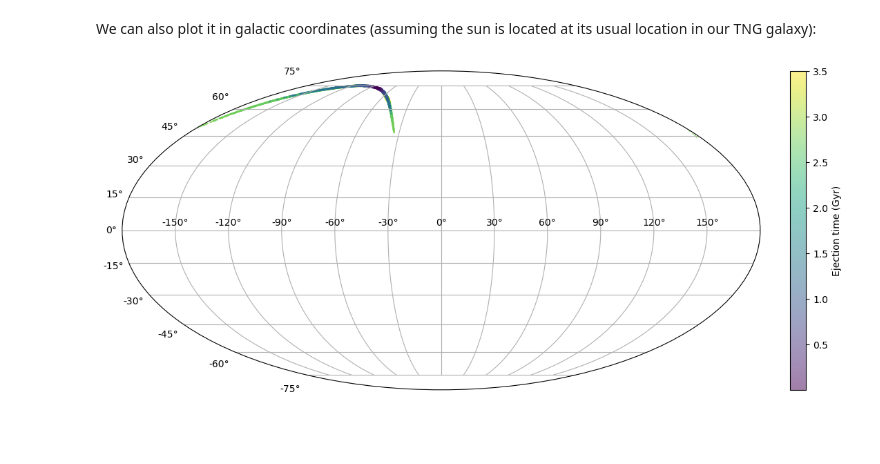
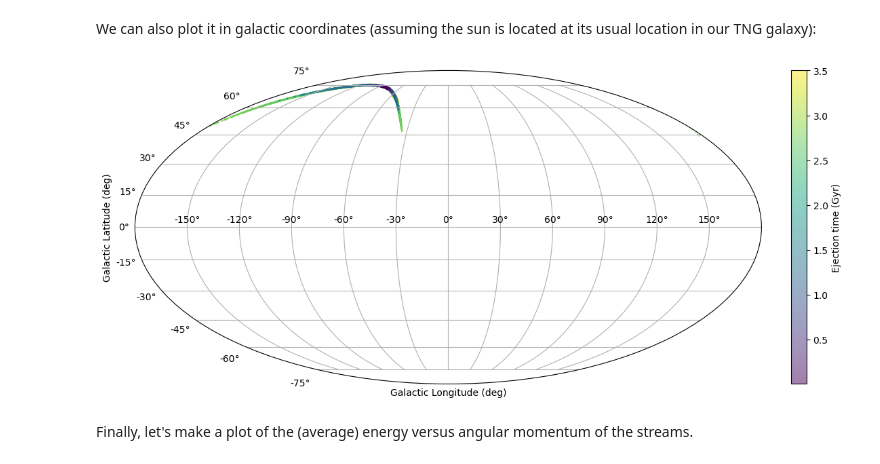
Before and after one commit to cholm-hansen/StreamCatalogs, a Jupyter notebook: example.ipynb, the cells around one changed output. Drawn from its saved outputs; the diff is of its cells as text; code cells hidden in the pictures; blank space fills up the shorter version.

```diff
--- a/example.ipynb
+++ b/example.ipynb
@@ -108,17 +104,22 @@ We can also plot it in galactic coordinates (assuming the sun is located at its
 # %%
 fig = plt.figure(figsize=(14,6))
 ax = plt.subplot(projection='mollweide')
 ax.grid(True)
 
 stream_coords = coord.SkyCoord(x=x*u.kpc, y=y*u.kpc, z=z*u.kpc, v_x=vx*u.km/u.s,
                          v_y=vy*u.km/u.s, v_z=vz*u.km/u.s, frame='galactocentric')
 
 stream_gal = stream_coords.transform_to(coord.Galactic)
 
 img = ax.scatter(stream_gal.l.wrap_at(180*u.deg).radian, stream_gal.b.radian,
            c=stream['ejection_time'][:], s=1, alpha=0.5)
 
 plt.colorbar(img, label='Ejection time (Gyr)', fraction=0.046, pad=0.04)
+
+plt.xlabel('Galactic Longitude (deg)')
+plt.ylabel('Galactic Latitude (deg)')
 plt.show()
 # %% [output]
-[figure, old version]
+[figure, new version]
+# %% [markdown]
+Finally, let's make a plot of the (average) energy versus angular momentum of the streams.
```
Also changed, not shown: parts of 3 cells of this notebook.
